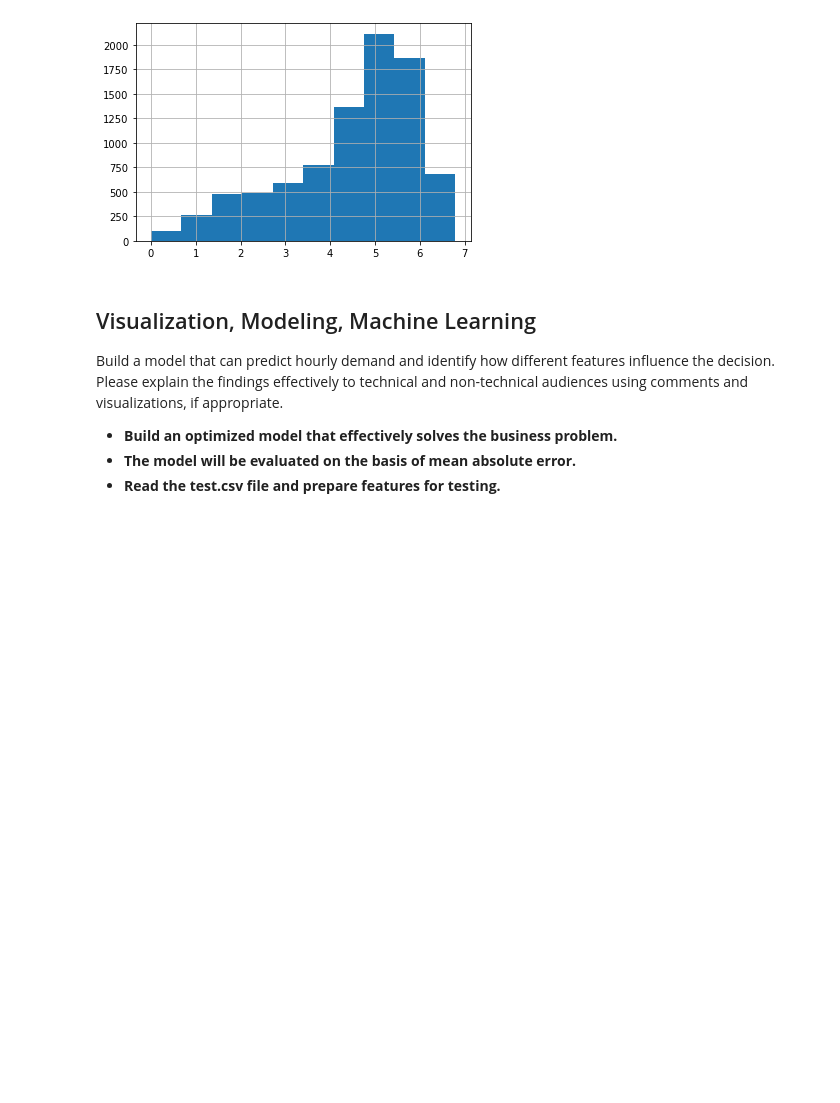
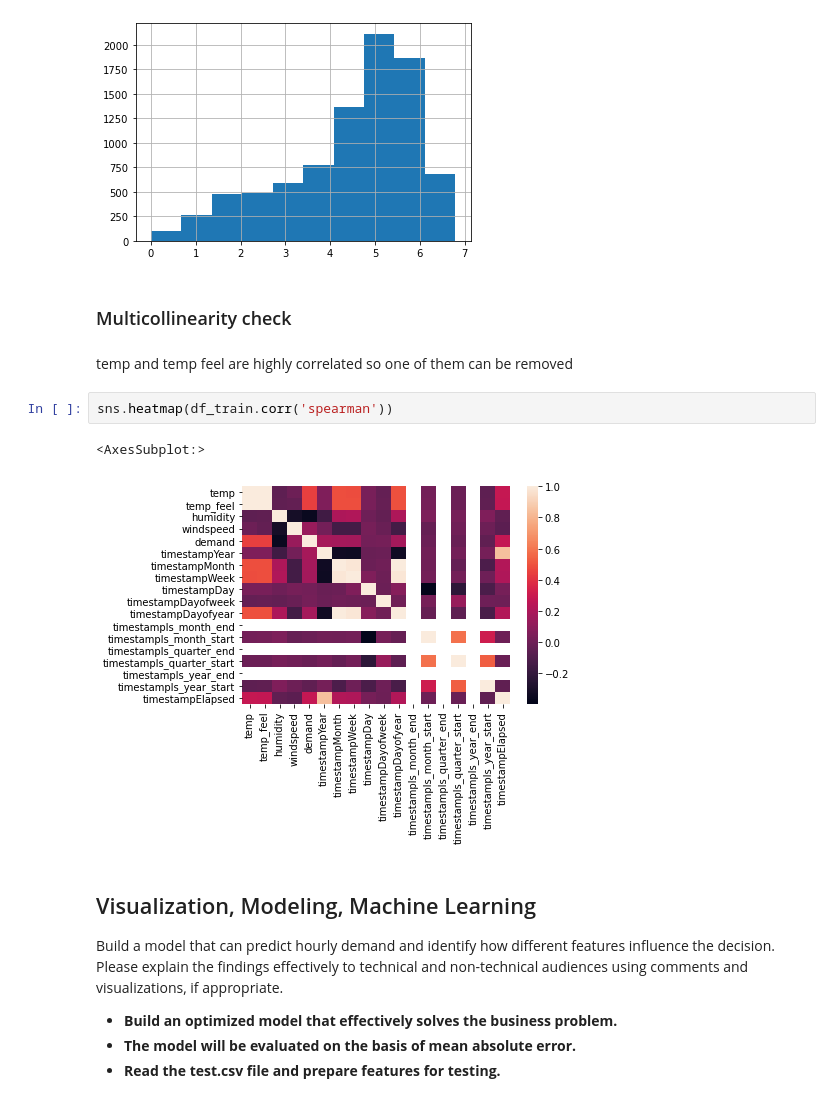
Before and after one commit to amrishan/bike-pred-lgbm, a Jupyter notebook: Questions.ipynb, the cells around one changed output. Saved outputs shown, nothing was run; the diff lists cells and outputs as text; blank space fills up the shorter version.

```diff
--- a/Questions.ipynb
+++ b/Questions.ipynb
@@ -184,6 +173,15 @@ df_train['demand'].hist()
 # %% [output]
 <AxesSubplot:>
 [figure]
+# %% [markdown]
+### Multicollinearity check
+# %% [markdown]
+temp and temp feel are highly correlated so one of them can be removed
+# %%
+sns.heatmap(df_train.corr('spearman'))
+# %% [output]
+<AxesSubplot:>
+[figure, added]
 # %% [markdown]
 ## Visualization, Modeling, Machine Learning
 
```
Also changed, not shown: parts of 16 cells of this notebook.
